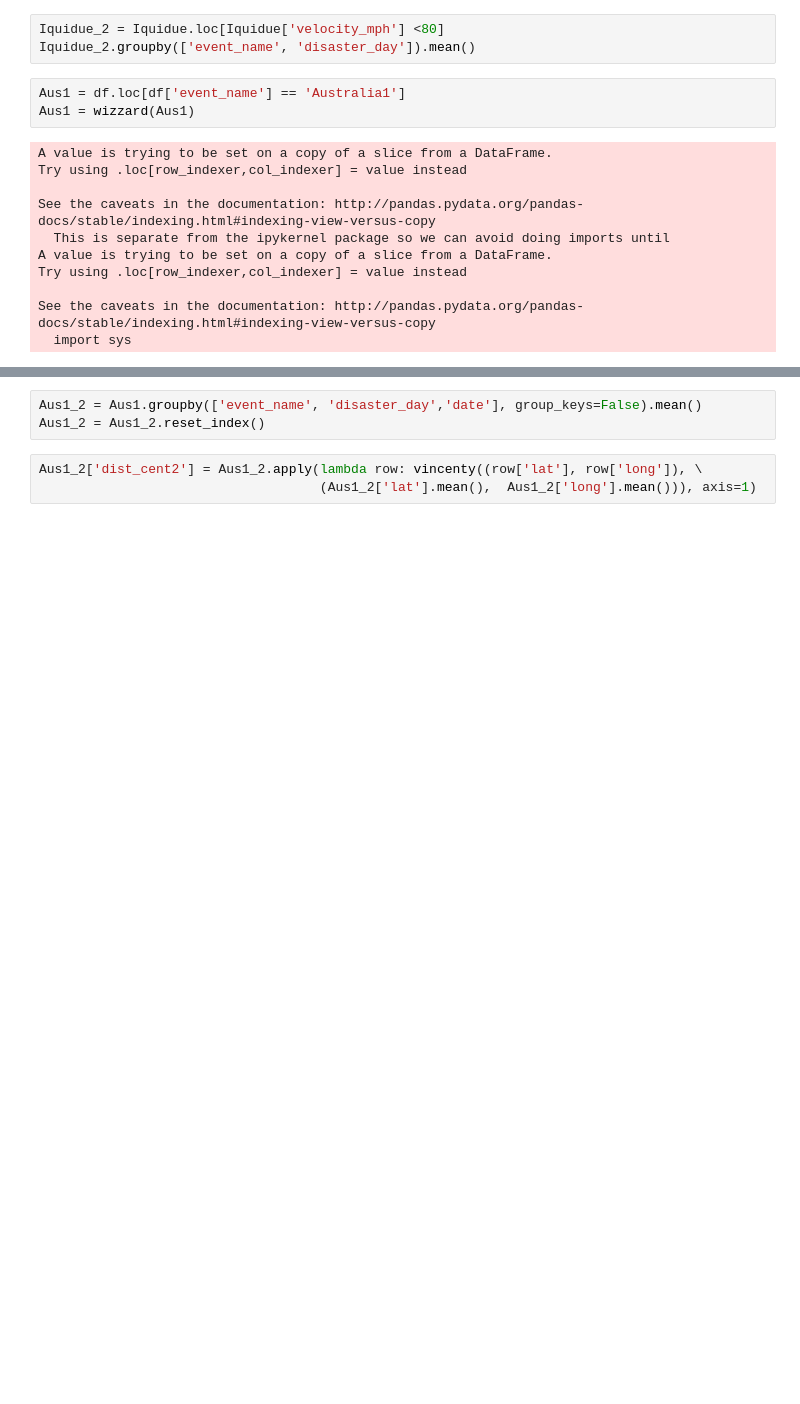
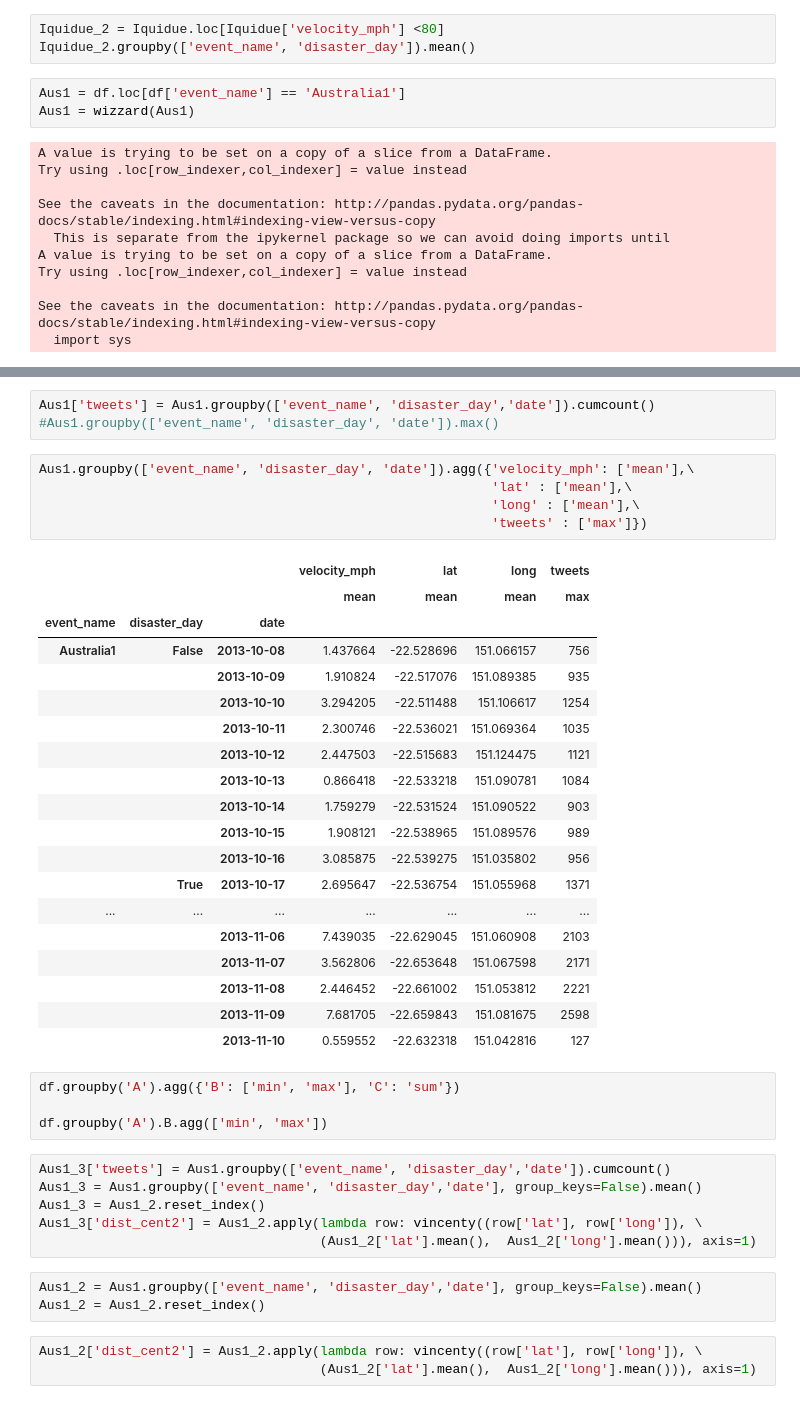
Before and after one commit to Matt-Carney/Natural_Disaster, a Jupyter notebook: Natural_Disaster.ipynb, the cells around one changed output, grey strips where cells are left out. Drawn from its saved outputs; the diff is of its cells as text; blank space fills up the shorter version.

Commit message:
with tweet column and advanced aggregation

```diff
--- a/Natural_Disaster.ipynb
+++ b/Natural_Disaster.ipynb
@@ -248,3 +271,41 @@ See the caveats in the documentation: http://pandas.pydata.org/pandas-docs/stabl
+# %%
+Aus1['tweets'] = Aus1.groupby(['event_name', 'disaster_day','date']).cumcount()
+#Aus1.groupby(['event_name', 'disaster_day', 'date']).max()
+# %%
+Aus1.groupby(['event_name', 'disaster_day', 'date']).agg({'velocity_mph': ['mean'],\
+                                                          'lat' : ['mean'],\
+                                                          'long' : ['mean'],\
+                                                          'tweets' : ['max']})
+# %% [output]
+|  |  |  | velocity_mph | lat | long | tweets |
+|  |  |  | mean | mean | mean | max |
+| event_name | disaster_day | date |  |  |  |  |
+| Australia1 | False | 2013-10-08 | 1.437664 | -22.528696 | 151.066157 | 756 |
+|  |  | 2013-10-09 | 1.910824 | -22.517076 | 151.089385 | 935 |
+|  |  | 2013-10-10 | 3.294205 | -22.511488 | 151.106617 | 1254 |
+|  |  | 2013-10-11 | 2.300746 | -22.536021 | 151.069364 | 1035 |
+|  |  | 2013-10-12 | 2.447503 | -22.515683 | 151.124475 | 1121 |
+|  |  | 2013-10-13 | 0.866418 | -22.533218 | 151.090781 | 1084 |
+|  |  | 2013-10-14 | 1.759279 | -22.531524 | 151.090522 | 903 |
+|  |  | 2013-10-15 | 1.908121 | -22.538965 | 151.089576 | 989 |
+|  |  | 2013-10-16 | 3.085875 | -22.539275 | 151.035802 | 956 |
+|  | True | 2013-10-17 | 2.695647 | -22.536754 | 151.055968 | 1371 |
+| ... | ... | ... | ... | ... | ... | ... |
+|  |  | 2013-11-06 | 7.439035 | -22.629045 | 151.060908 | 2103 |
+|  |  | 2013-11-07 | 3.562806 | -22.653648 | 151.067598 | 2171 |
+|  |  | 2013-11-08 | 2.446452 | -22.661002 | 151.053812 | 2221 |
+|  |  | 2013-11-09 | 7.681705 | -22.659843 | 151.081675 | 2598 |
+|  |  | 2013-11-10 | 0.559552 | -22.632318 | 151.042816 | 127 |
+# %%
+df.groupby('A').agg({'B': ['min', 'max'], 'C': 'sum'})
+
+df.groupby('A').B.agg(['min', 'max'])
+# %%
+Aus1_3['tweets'] = Aus1.groupby(['event_name', 'disaster_day','date']).cumcount()
+Aus1_3 = Aus1.groupby(['event_name', 'disaster_day','date'], group_keys=False).mean()
+Aus1_3 = Aus1_2.reset_index()
+Aus1_3['dist_cent2'] = Aus1_2.apply(lambda row: vincenty((row['lat'], row['long']), \
+                                    (Aus1_2['lat'].mean(),  Aus1_2['long'].mean())), axis=1)
 # %%
 Aus1_2 = Aus1.groupby(['event_name', 'disaster_day','date'], group_keys=False).mean()
 Aus1_2 = Aus1_2.reset_index()
```
Also changed, not shown: parts of 3 cells of this notebook.
